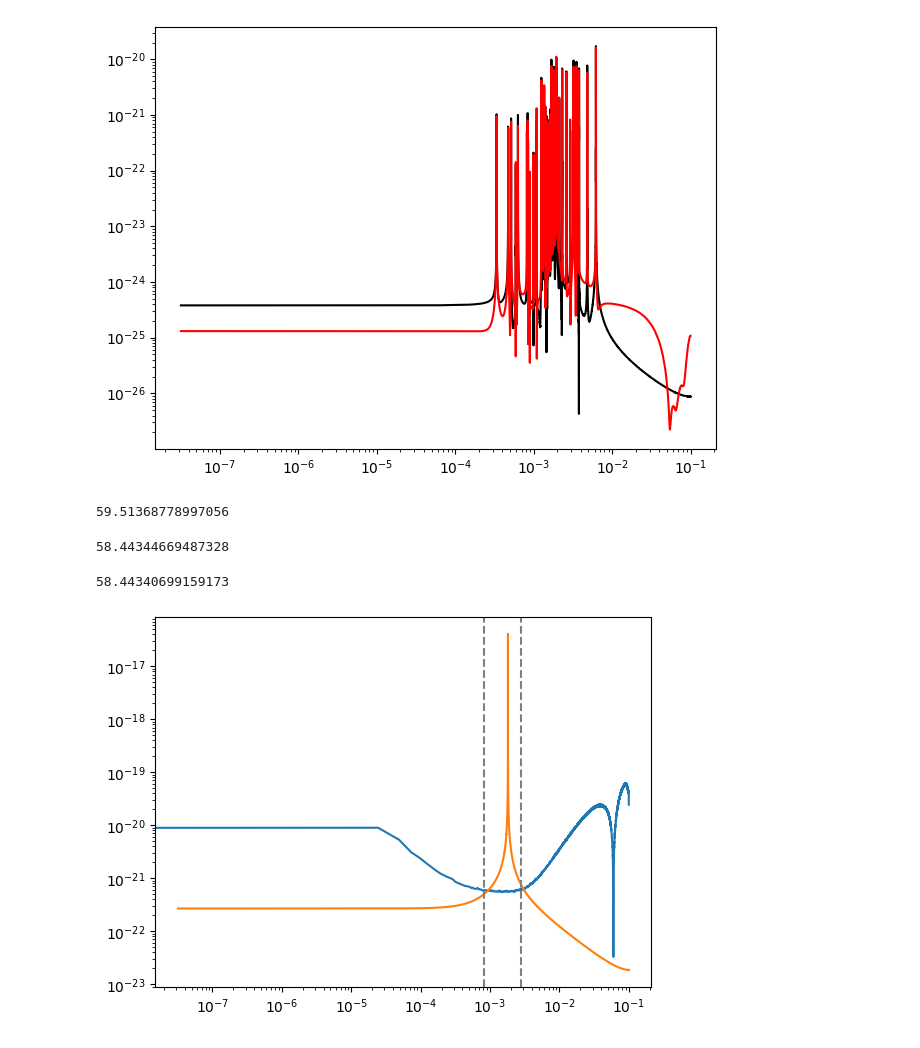
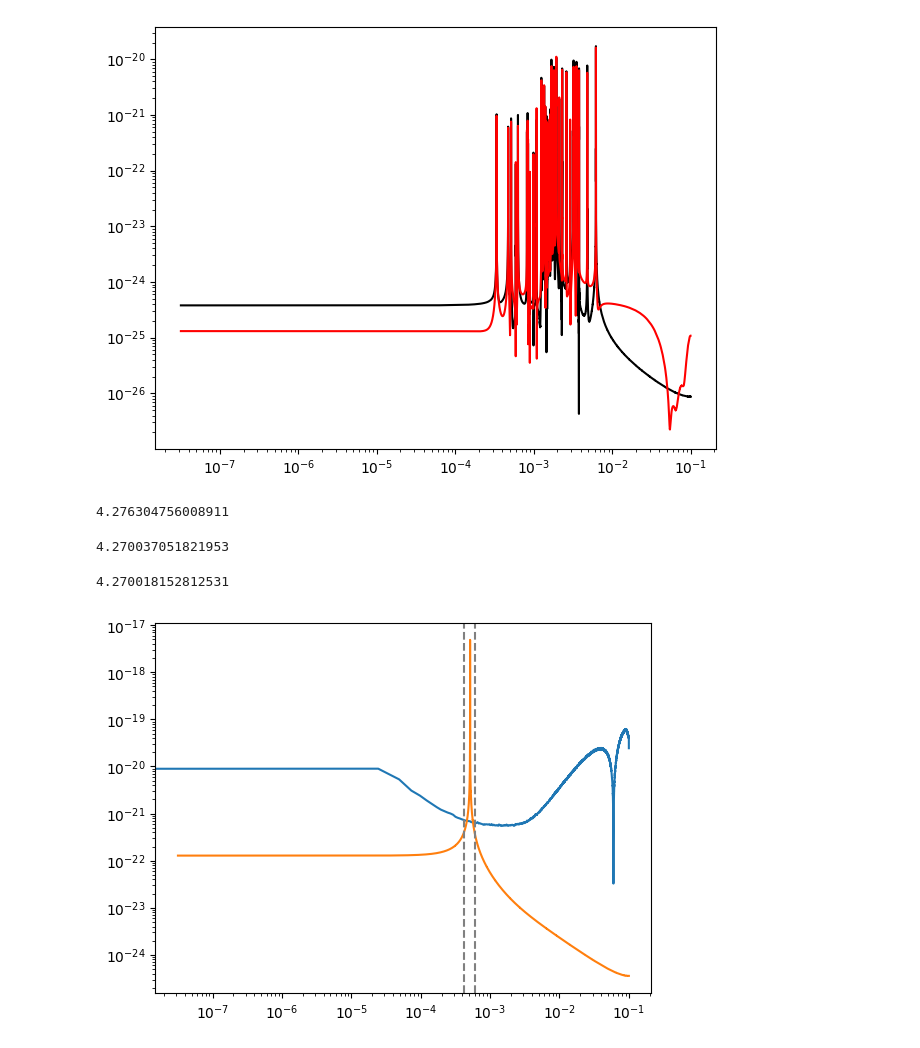
Before and after one commit to jiulipu123/For-Li_wt, a Jupyter notebook: TDI.ipynb, the cells around one changed output. Drawn from its saved outputs; the diff is of its cells as text; code cells hidden in the pictures.

```diff
--- a/TDI.ipynb
+++ b/TDI.ipynb
@@ -176,6 +176,6 @@ class Bayesianprior:
         return 0.0
 
 Bayesianprior=Bayesianprior()
-bounds=Bayesianprior.get_prior_bounds(binary_index=0)
+bounds=Bayesianprior.get_prior_bounds(binary_index=2)
 print(bounds)
 # %% [output]
@@ -739,7 +739,7 @@ def calculate_snr(params_data,obs_data,orbit_file_path):
 snr=calculate_snr(params_data,obs_data,orbit_file_path)
 print(snr)
 # %% [output]
-59.51368778997056
+4.276304756008911
 # %%
 #直接采用真实数据处理噪声
 import h5py
@@ -851,7 +851,7 @@ def calculate_snr_data(params_data,obs_data,noise_freqs,noise_data,orbit_file_pa
 snr=calculate_snr_data(params_data,obs_data,noise_freqs=freqs_welch,noise_data=S_n_data,orbit_file_path=orbit_file_path)
 print(snr)
 # %% [output]
-58.44344669487328
+4.270037051821953
 # %%
 #使用验证双星峰值区域计算信噪比
 #可利用积分区域验证
@@ -867,34 +867,35 @@ def calculate_snr_data_flexible(params_data,obs_data,noise_freqs,noise_psd,orbit
     freqs=np.fft.fftfreq(N,dt)
     mask=(freqs>0)
     pos_freqs=freqs[mask]
     signal_psd=np.abs(h_f[mask])**2
 
     noise_psd_interpolator=interp1d(noise_freqs,noise_psd,kind='linear',bounds_error=False,fill_value='extrapolate')
     S_n_interpolated=noise_psd_interpolator(pos_freqs)
 
     #峰值构建
     peak_frequency=params_data['frequency']
-    freqs_window=1e-3
+    freqs_window=1e-4
     f_min_peak=peak_frequency-freqs_window
     f_max_peak=peak_frequency+freqs_window
     integration_mask=(pos_freqs>=f_min_peak)&(pos_freqs<=f_max_peak)
 
     integrand=signal_psd[integration_mask]/S_n_interpolated[integration_mask]
     snr_squared=4*df*np.sum(integrand)
     snr=np.sqrt(snr_squared)
 
     #积分区域
     plt.Figure(figsize=(12,8))
     plt.loglog(noise_freqs,np.sqrt(noise_psd))
     plt.loglog(pos_freqs,np.sqrt(signal_psd))
     plt.axvline(x=f_max_peak,color='gray',linestyle='--')
     plt.axvline(x=f_min_peak,color='gray',linestyle='--')
+    plt.xlim=(1e-5,1e-1)
     #plt.axvline(x=params_data['frequency'],color='yellow',linestyle='-')
-    plt.xlim=(1e-5,1e-1)
+
     return snr
 
 snr=calculate_snr_data_flexible(params_data=params_data,obs_data=obs_data,noise_freqs=freqs_welch,noise_psd=S_n_data,orbit_file_path=orbit_file_path)
 print(snr)
 # %% [output]
-58.44340699159173
+4.270018152812531
-[figure, old version]
+[figure, new version]
```
Also changed, not shown: parts of 3 cells of this notebook.
